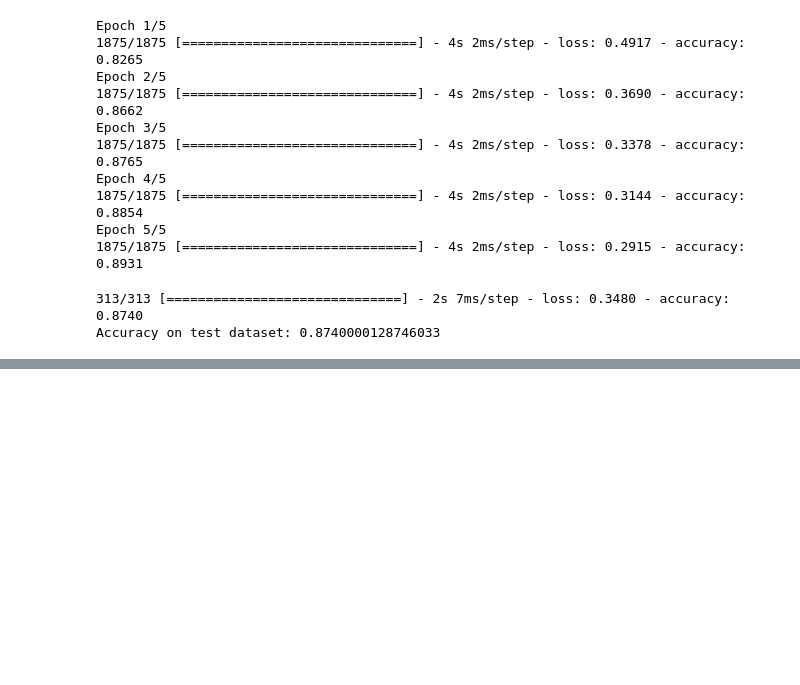
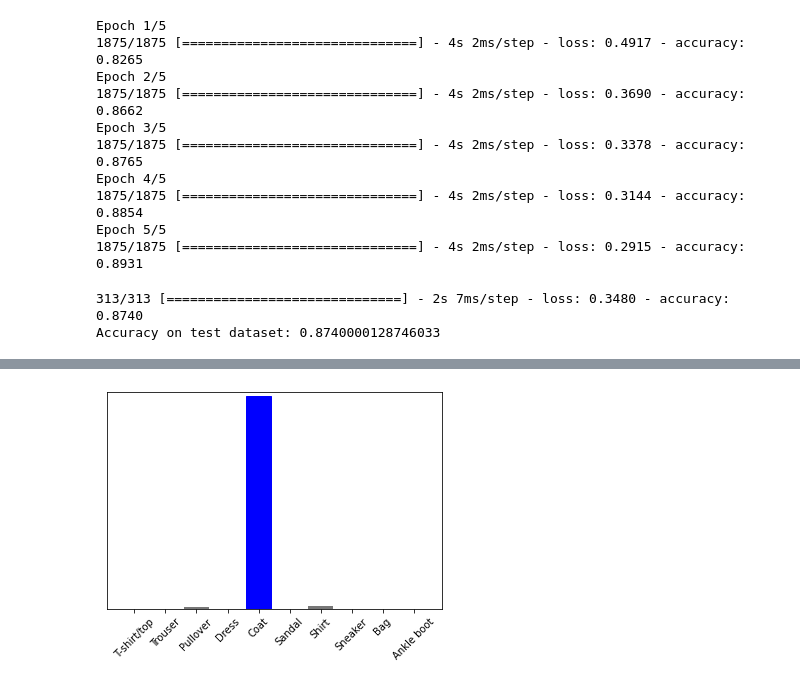
Before and after one commit to marcelounb/tensorflow_udacity, a Jupyter notebook: 01_fashion_mnist.ipynb, the cells around one changed output, grey strips where cells are left out. Drawn from its saved outputs; the diff is of its cells as text; code cells hidden in the pictures; blank space fills up the shorter version.

```diff
--- a/01_fashion_mnist.ipynb
+++ b/01_fashion_mnist.ipynb
@@ -155,0 +265,5 @@ Accuracy on test dataset: 0.8740000128746033
+# %%
+plot_value_array(0, predictions_single, test_labels)
+_ = plt.xticks(range(10), class_names, rotation=45)
+# %% [output]
+[figure, added]
```
Also changed, not shown: parts of 15 cells of this notebook.
